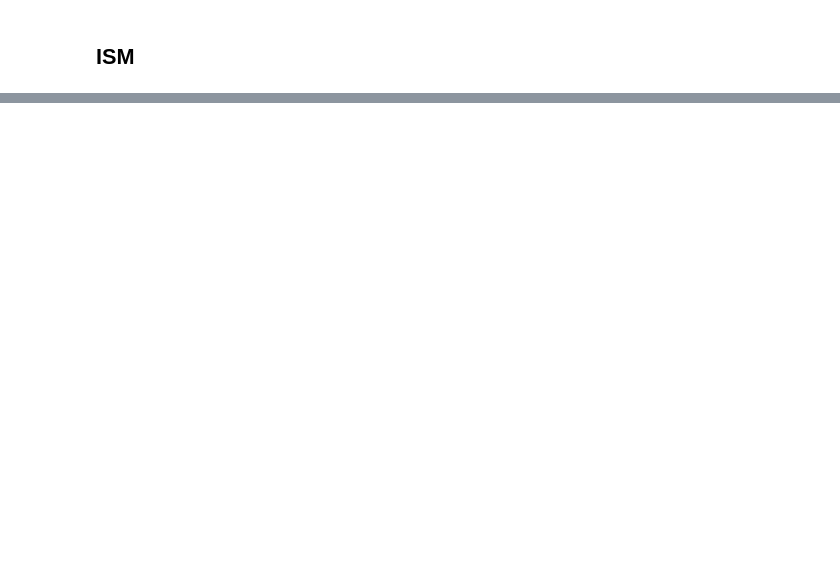
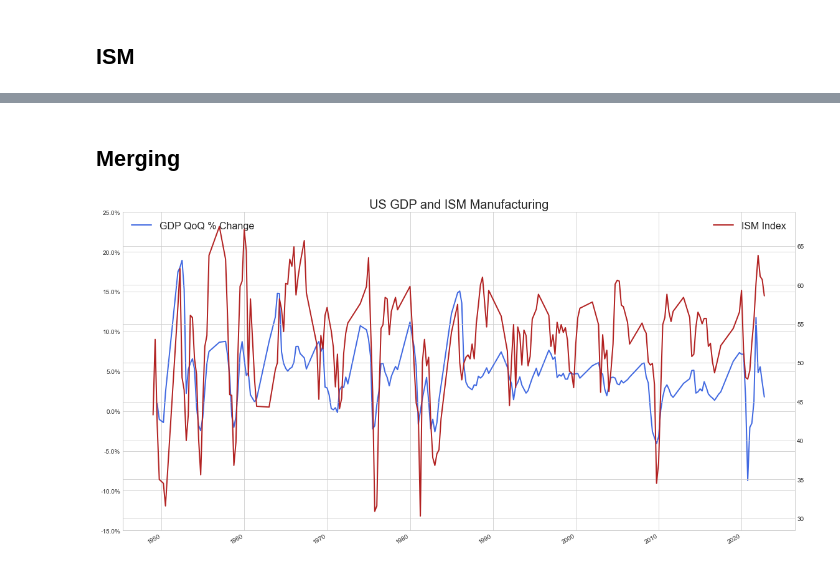
Before and after one commit to santoromano/Macro-Cross-Sectional-Analysis, a Jupyter notebook: data_prep.ipynb, the cells around one changed output, grey strips where cells are left out. Cells and saved outputs as stored; diff of their text form; code cells hidden in the pictures; blank space fills up the shorter version.

Commit message:
pre-merge

```diff
--- a/data_prep.ipynb
+++ b/data_prep.ipynb
@@ -124,0 +155,40 @@ ism_data.head()
+# %% [markdown]
+## Merging
+# %%
+# GDP
+gdp = gdp_data.copy()
+gdp.index = gdp.index.shift(2, freq='M')
+gdp = gdp.shift(1).dropna()
+
+# ISM
+ism = ism_data.shift(1).dropna().copy()
+# %%
+# Lagged (ie. known at time t)
+df = pd.merge(gdp, ism, left_index=True, right_index=True)
+# %%
+df['gdp_qoq'] = np.log(df['GDPC1'] / df['GDPC1'].shift(1))
+df['gdp_yoy'] = np.log(df['GDPC1'] / df['GDPC1'].shift(4))
+df = df.drop('GDPC1', axis=1)
+# %%
+import matplotlib.pyplot as plt
+plt.style.use('seaborn-whitegrid')
+# %%
+fig, ax = plt.subplots(figsize=(16,8))
+
+
+ax1 = df["gdp_yoy"].plot(ax=ax, legend=True, label="GDP QoQ % Change", color='royalblue', linewidth=2)
+ax11 = ax1.twinx()
+ax11 = df["ISM"].shift(2).plot(ax=ax11, legend=True, label="ISM Index", color='firebrick', linewidth=2)
+ax1.set_title('US GDP and ISM Manufacturing', fontsize=20)
+ax1.legend(loc=2, fontsize=16)
+ax11.legend(loc=0, fontsize=16)
+ax1.set_xlabel("")
+ax1.set_yticks(ax1.get_yticks())
+y_labels = ax1.get_yticks()
+ax1.set_yticklabels([f'{x:0.1%}' for x in y_labels])
+
+
+fig.tight_layout()
+plt.show()
+# %% [output]
+[figure, added]
```
Also changed, not shown: parts of 5 cells of this notebook.
